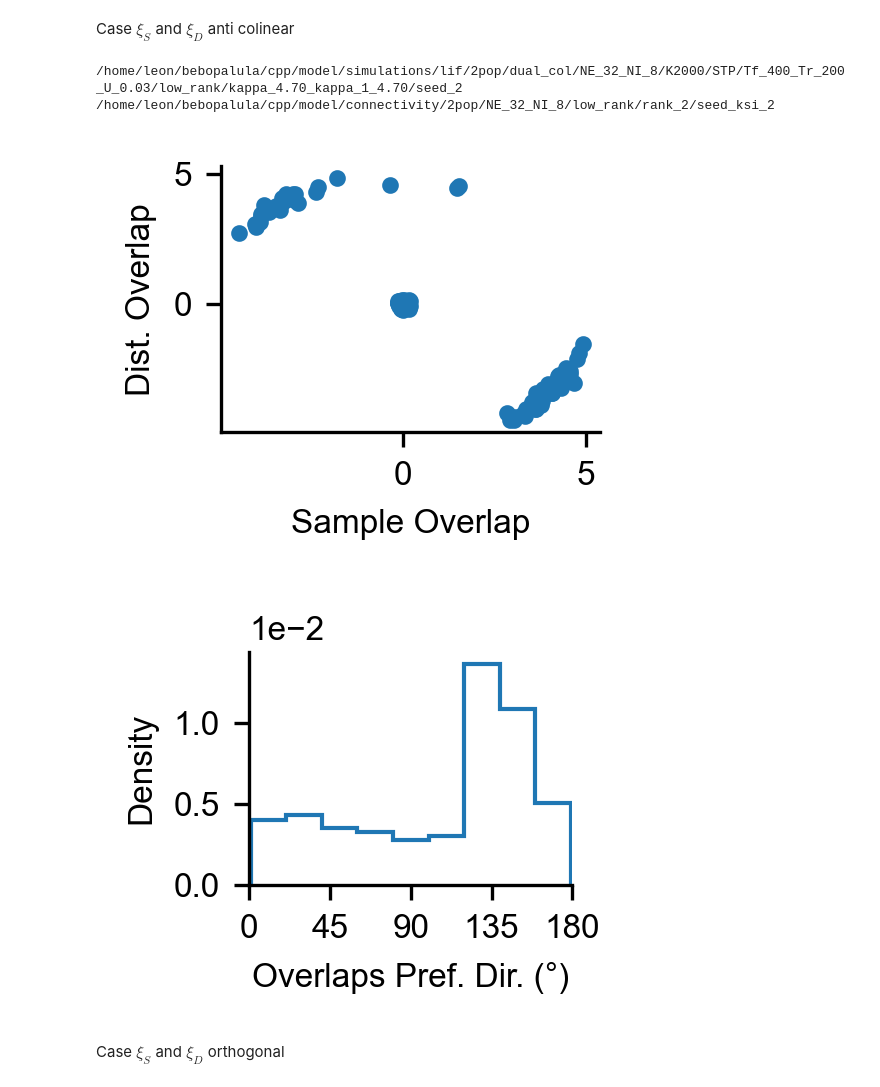
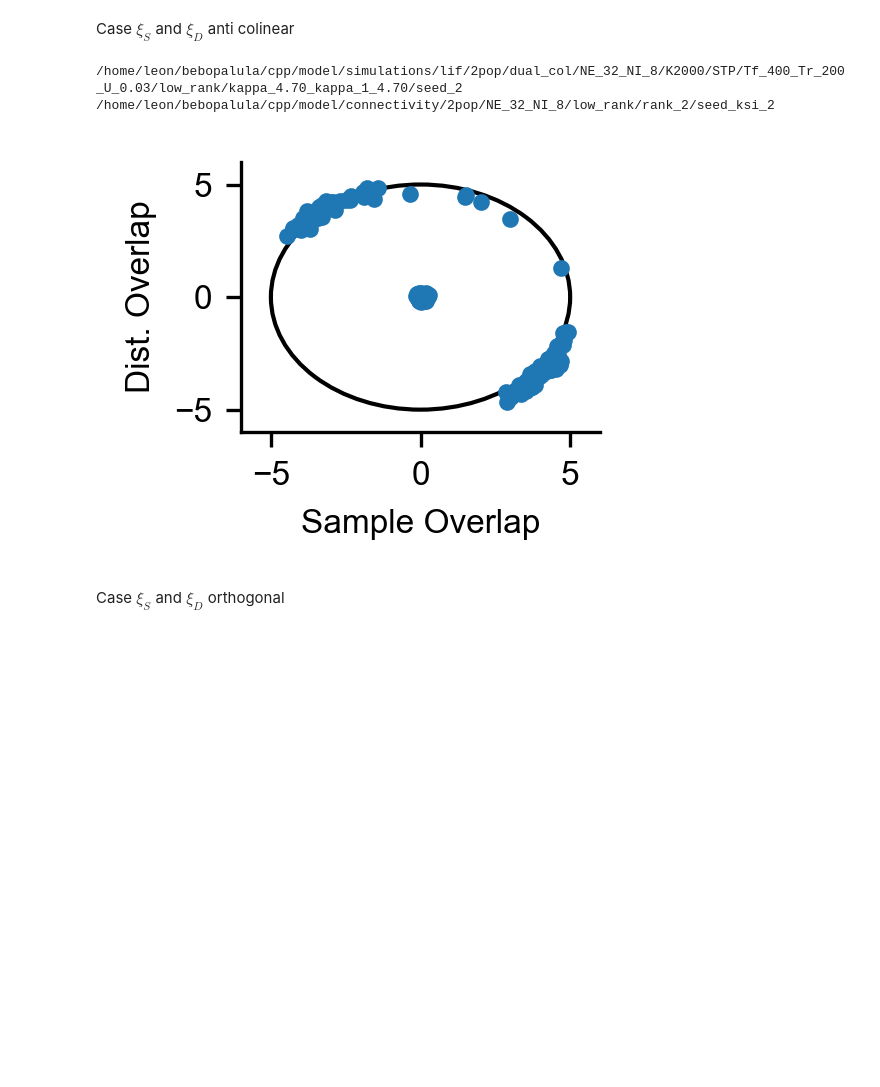
Before and after one commit to kiriclope/dual_model, a Jupyter notebook: dual_model.ipynb, the cells around one changed output. Cells and saved outputs as stored; diff of their text form; code cells hidden in the pictures; blank space fills up the shorter version.

```diff
--- a/dual_model.ipynb
+++ b/dual_model.ipynb
@@ -19,12 +19,12 @@ n_trials = 500
 # %% [markdown]
 Case $\xi_S $ and $\xi_D$  anti colinear
 # %%
-plot_kappa_plane(path=path, ksi_path=ksi_path, n_trials=200)
+sample, dist = get_overlaps(path=path, ksi_path=ksi_path, n_trials=n_trials)
+plot_phase_plane(sample, dist)
 # %% [output]
 /home/leon/bebopalula/cpp/model/simulations/lif/2pop/dual_col/NE_32_NI_8/K2000/STP/Tf_400_Tr_200_U_0.03/low_rank/kappa_4.70_kappa_1_4.70/seed_2
 /home/leon/bebopalula/cpp/model/connectivity/2pop/NE_32_NI_8/low_rank/rank_2/seed_ksi_2
-[figure, old version]
+[figure, new version]
-[figure, removed]
 # %% [markdown]
 Case $\xi_S $ and $\xi_D$ orthogonal
 # %%
```
Also changed, not shown: parts of 4 cells of this notebook, 13 other files.
